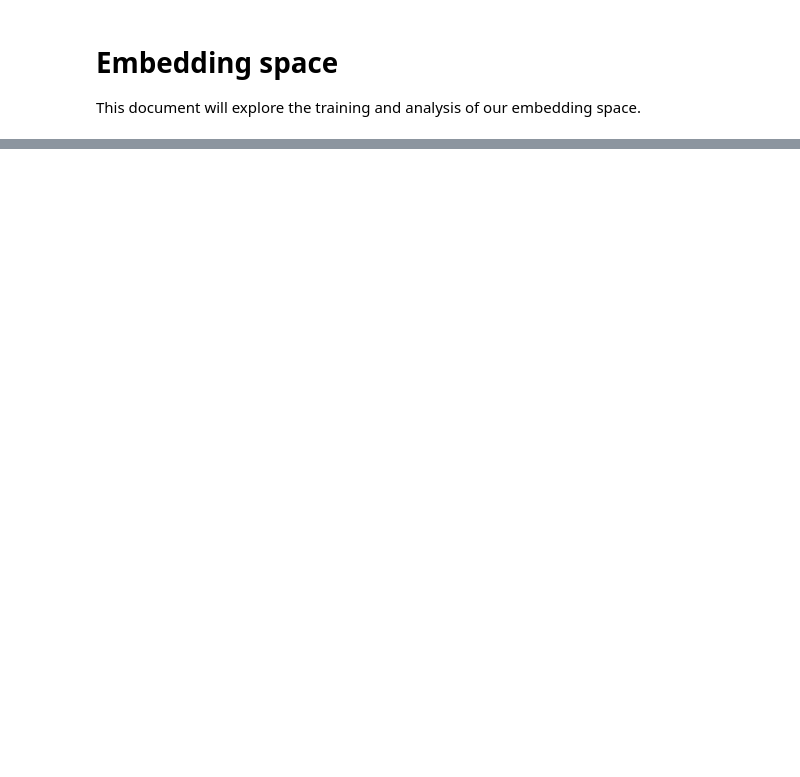
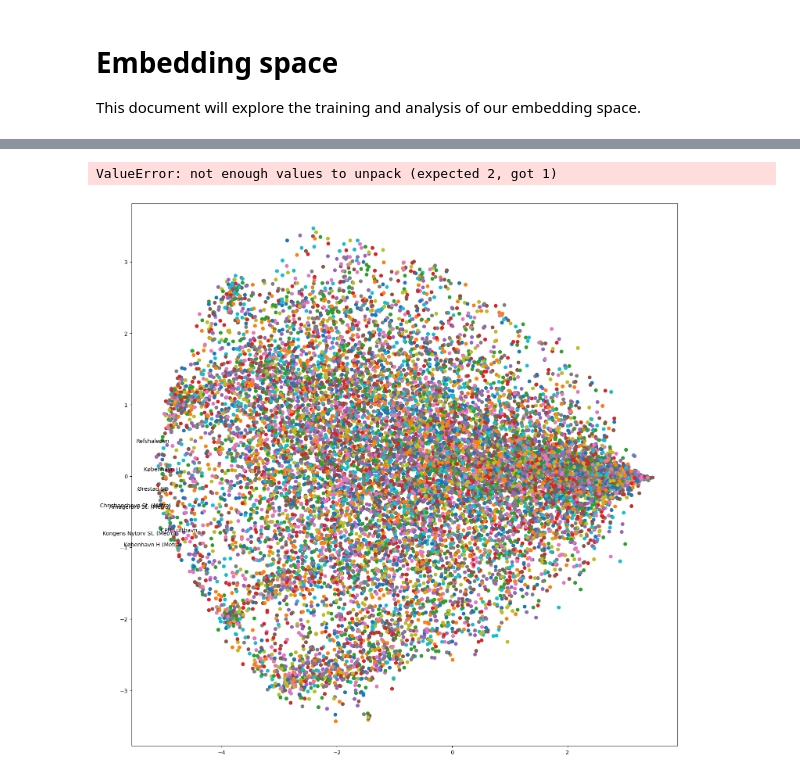
Before and after one commit to monicahardt/BachelorProject, a Jupyter notebook: Notebooks/Embedding_space.ipynb, the cells around one changed output, grey strips where cells are left out. Saved outputs shown, nothing was run; the diff lists cells and outputs as text; code cells hidden in the pictures; blank space fills up the shorter version.

Commit message:
Started on embeddings. Looking into visualisation

```diff
--- a/Notebooks/Embedding_space.ipynb
+++ b/Notebooks/Embedding_space.ipynb
@@ -26,0 +54,66 @@ model.save("word2vec.model")
+# %%
+embeddings_matrix = model.wv['København H']
+
+# Initialize and fit PaCMAP
+pacmap = pacmap.PaCMAP()
+embedded_data = pacmap.fit_transform(embeddings_matrix)
+# %% [output]
+ValueError: not enough values to unpack (expected 2, got 1)
+# %%
+plt.figure(figsize=(8, 8))
+plt.scatter(embedded_data[:, 0], embedded_data[:, 1], alpha=0.5)
+
+# Add labels to some points (optional)
+# You can add labels to specific points if you have a list of words you want to label
+# Replace label_words with the list of words you want to label
+label_words = ["København H", "CPH Lufthavn", "Nørreport St. (Metro)"]
+for word in label_words:
+    idx = model.wv.key_to_index[word]
+    plt.text(embedded_data[idx, 0], embedded_data[idx, 1], word, fontsize=12)
+
+plt.xlabel('Dimension 1')
+plt.ylabel('Dimension 2')
+plt.title('PaCMAP Visualization of Word Embeddings')
+plt.grid(True)
+plt.show()
+# %%
+from matplotlib import pyplot as plt
+
+
+def tsne_plot(model):
+    "Create TSNE model and plot it"
+    labels = []
+    tokens = []
+    top_10 = ['København H', 'Nørreport St', 'Kongens Nytorv St. (Metro)', 'CPH Lufthavn', 'Refshaleøen', 'Ørestad St.', 'København H (Metro)', 'Christianshavn St. (Metro)', 'Amagerbro St. (Metro)']
+
+    for word in model.wv.index_to_key:
+        tokens.append(model.wv[word])
+        if word in top_10:
+            labels.append(word)
+        else:
+            labels.append(None)
+
+    tsne_model = TSNE(perplexity=5000, n_components=2, init='pca', n_iter=2500, random_state=23)
+    new_values = tsne_model.fit_transform(np.array(tokens))
+
+    x = []
+    y = []
+    for value in new_values:
+        x.append(value[0])
+        y.append(value[1])
+
+    plt.figure(figsize=(18, 18))
+    for i in range(len(x)):
+        plt.scatter(x[i],y[i])
+        if labels[i] in top_10:
+            plt.annotate(labels[i],
+                        xy=(x[i], y[i]),
+                        xytext=(5, 2),
+                        textcoords='offset points',
+                        ha='right',
+                        va='bottom')
+    plt.show()
+
+tsne_plot(model)
+# %% [output]
+[figure, added]
```
Also changed, not shown: parts of 12 cells of this notebook, 1 other file.
